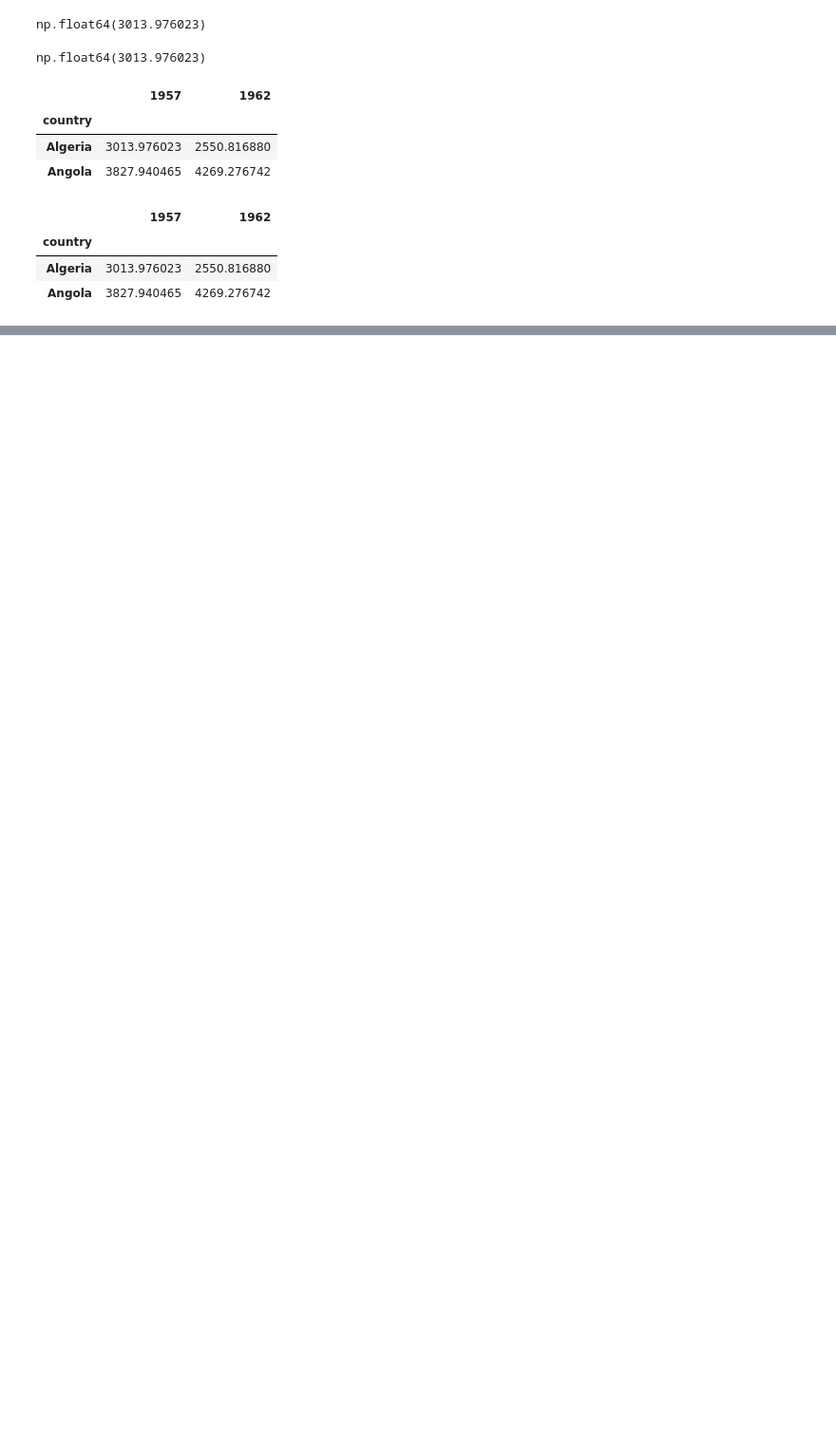
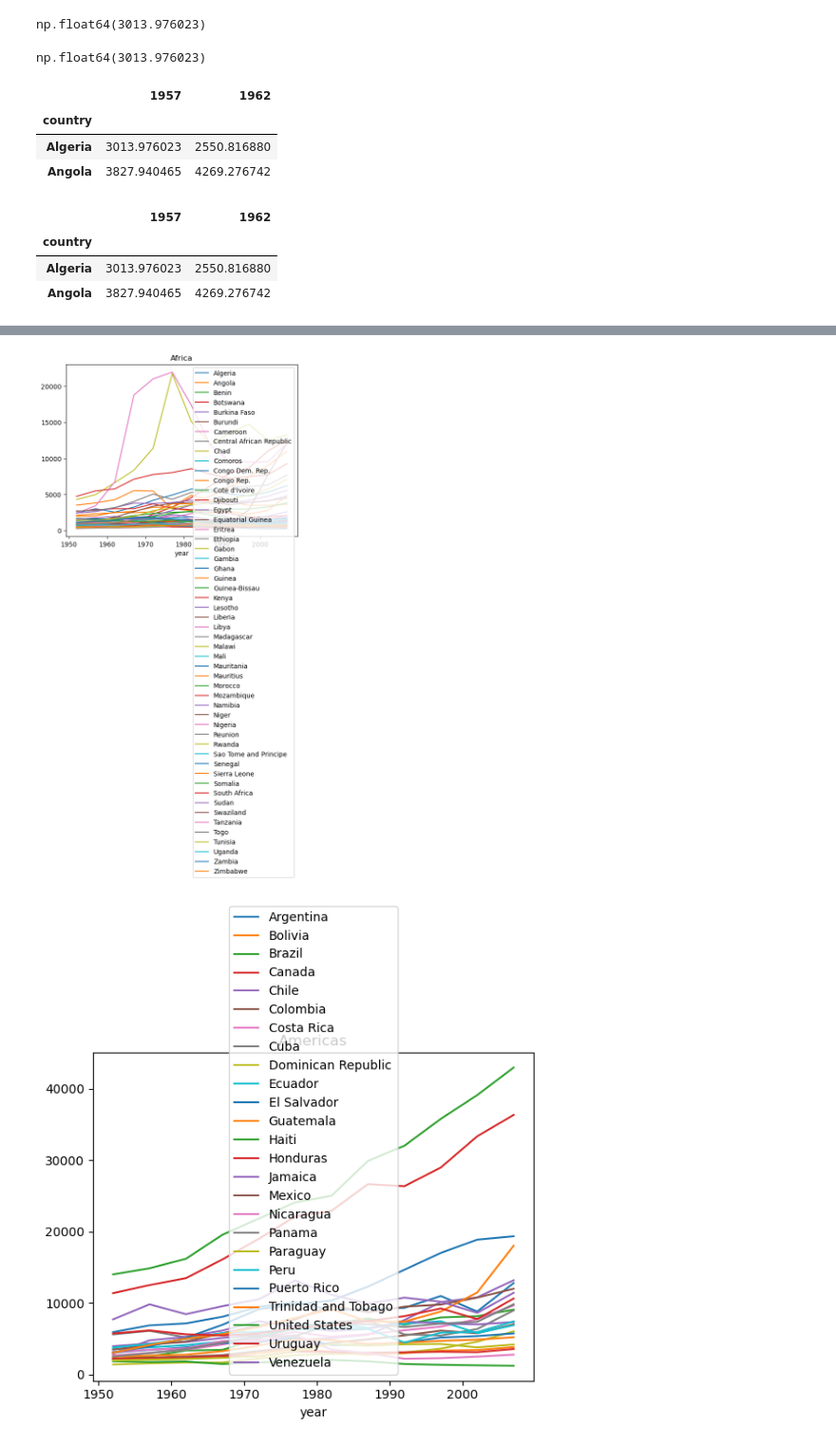
Before and after one commit to UMD-ENMA165-2026-Spring/gapminder, a Jupyter notebook: pandas_for_datasets.ipynb, the cells around one changed output, grey strips where cells are left out. Shown at 95% size. Drawn from its saved outputs; the diff is of its cells as text; code cells hidden in the pictures; blank space fills up the shorter version.

Commit message:
add groupby, wide to long

```diff
--- a/pandas_for_datasets.ipynb
+++ b/pandas_for_datasets.ipynb
@@ -175,0 +174,3 @@ africa.iloc[0:2,1:3]
+# %%
+data = pd.read_csv('data/gapminder_all.csv')
+data
@@ -175,0 +221,2 @@ africa.iloc[0:2,1:3]
+# %%
+new_data = pd.wide_to_long(data, stubnames=['gdpPercap', 'pop', 'lifeExp'], i=['continent', 'country'], j='year', sep='_')
@@ -175,0 +305,2 @@ africa.iloc[0:2,1:3]
+# %%
+new_data = new_data.reset_index()
@@ -175,0 +329,8 @@ africa.iloc[0:2,1:3]
+# %%
+for i, group in new_data.groupby(by='continent'):
+    ax=None
+    for j, country in group.groupby(by='country'):
+        ax = country.plot('year', 'gdpPercap', title=i, ax=ax, label=j)
+# %% [output]
+[figure, added]
+[figure, added]
```
Also changed, not shown: parts of 15 cells of this notebook.
